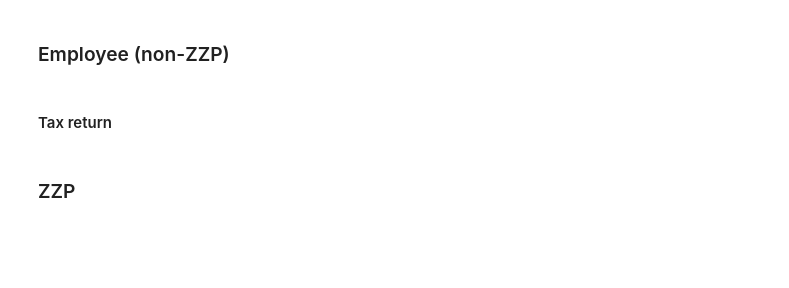
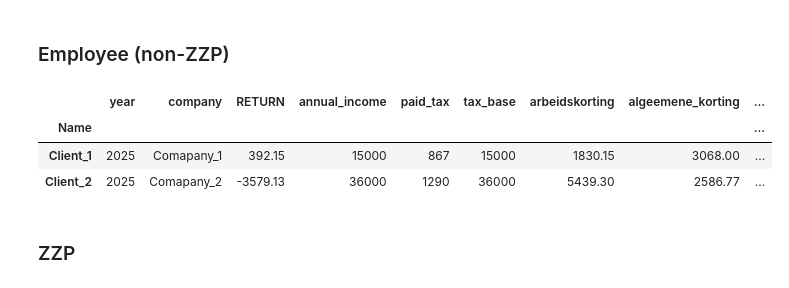
Before and after one commit to modus95/ZZP_tax, a Jupyter notebook: zzp_tax.ipynb, the cells around one changed output. Drawn from its saved outputs; the diff is of its cells as text; code cells hidden in the pictures; blank space fills up the shorter version.

Commit message:
feat: Adjust the styler `zzp_tax.ipynb`

```diff
--- a/zzp_tax.ipynb
+++ b/zzp_tax.ipynb
@@ -47,2 +5,0 @@ df_
-# %% [markdown]
-#### Tax return
@@ -57,3 +6,78 @@ df_tr.style.map(
+# %%
+year = 2025
+
+# annual (from Jaaropgave)
+jaar_data = {
+    'Client_1': {
+        'company': 'Comapany_1',
+        'annual_income': 15000,
+        'paid_tax': 867},
+    'Client_2': {
+        'company': "Comapany_2",
+        'annual_income': [24000, 12000],
+        'paid_tax': [901, 389]},
+}
+
+apply_zvw = False  # Health Insurance is not applied (paid by an employer)
+# %%
+def act_borders(col):
+    """
+    Apply CSS styling to a pandas Series to highlight values with borders and conditional coloring.
+    """
+    props = []
+    for i, v in enumerate(col):
+        p = 'border-left: 3px solid #d3d3d3; border-right: 3px solid #d3d3d3'
+        if i == 0:
+            p += '; border-top: 3px solid #d3d3d3'
+        if i == len(col) - 1:
+            p += '; border-bottom: 3px solid #d3d3d3'
+        p += f';color: {"green" if v > 0 else "red" if v < 0 else "black"}; font-weight: bold'
+        props.append(p)
+
+    return props
+
+
+res = []
+
+for name, year_data in jaar_data.items():
+
+    if isinstance(year_data['annual_income'], list):
+        year_data['annual_income'] = sum(year_data['annual_income'])
+    if isinstance(year_data['paid_tax'], list):
+        year_data['paid_tax'] = sum(year_data['paid_tax'])
+
+    tax_data = blst.box1_tax_calculate(
+        income=year_data['annual_income'],
+        year=year,
+        apply_zvw=apply_zvw
+        )
+    year_data['Name'] = name
+    year_data.update(tax_data)
+    res.append(year_data)
+
+
+df_ = pd.DataFrame(res)
+df_ = df_.drop(df_.columns[(df_ == 0).all(axis=0)], axis=1).set_index('Name')  # Remove zero-ed columns
+df_ = df_[['year'] + [c for c in df_.columns if c != 'year']]    # move `year` column to the first position
+df_.insert(2, 'RETURN', df_['paid_tax'] - df_['box1_tax_netto'])
+
+# Style the dataframe
+highlight_cols = ['paid_tax', 'box1_tax_netto']
+
+def highlight_target_columns(col):
+    if col.name in highlight_cols:
+        return ['background-color: #fff3cd; color: #333333; font-weight: bold'] * len(col)
+    else:
+        return [''] * len(col)
+
+df_.style.apply(highlight_target_columns, axis=0)\
+    .apply(act_borders, subset='RETURN')\
+    .format(precision=2)
+# %% [output]
+|  | year | company | RETURN | annual_income | paid_tax | tax_base | arbeidskorting | algeemene_korting | ... |
+| Name |  |  |  |  |  |  |  |  | ... |
+| Client_1 | 2025 | Comapany_1 | 392.15 | 15000 | 867 | 15000 | 1830.15 | 3068.00 | ... |
+| Client_2 | 2025 | Comapany_2 | -3579.13 | 36000 | 1290 | 36000 | 5439.30 | 2586.77 | ... |
 # %% [markdown]
 ### ZZP
 # %%
```
Also changed, not shown: parts of 6 cells of this notebook.
